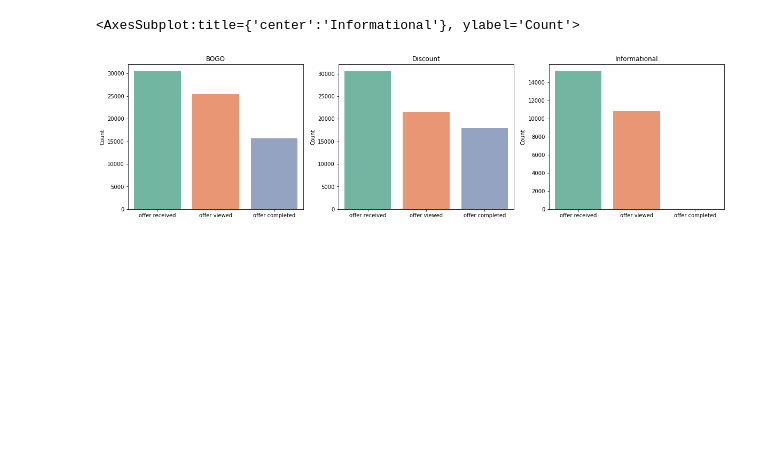
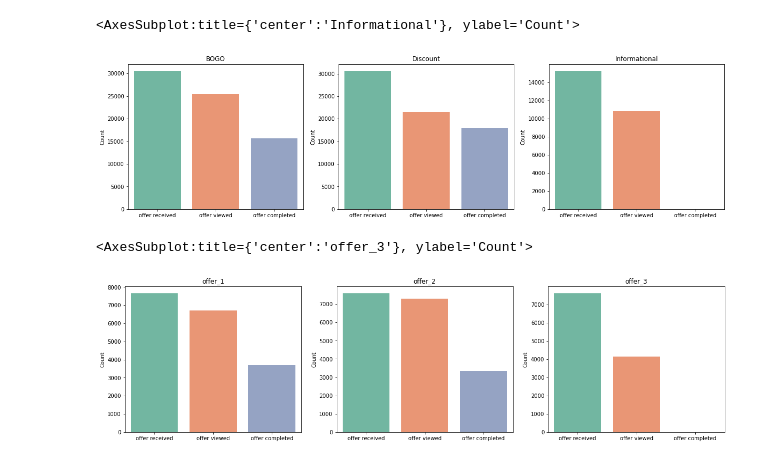
Before and after one commit to Arjunar92/Starbucks_Customer_Segmentation_Project, a Jupyter notebook: Starbucks_Capstone_Data_Exploration.ipynb, the cells around one changed output. Saved outputs shown, nothing was run; the diff lists cells and outputs as text; code cells hidden in the pictures; blank space fills up the shorter version.

```diff
--- a/Starbucks_Capstone_Data_Exploration.ipynb
+++ b/Starbucks_Capstone_Data_Exploration.ipynb
@@ -916,3 +930,34 @@ offer_conversion_rate(offers_type)
 # %% [output]
 <AxesSubplot:title={'center':'Informational'}, ylabel='Count'>
 [figure]
+# %%
+def offer_conversion_rate_1(offers_type):
+
+    df_graph = offers_type.groupby(['event', 'offer_name'])['customer_id'].count().reset_index()
+    df_graph['event'] = pd.Categorical(df_graph['event'], ["offer received", "offer viewed", "offer completed"])
+
+    df_graph.sort_values('event', inplace = True)
+    df_graph = df_graph.rename(columns = {'customer_id':'customer_count'})
+
+    df_graph.sort_values('event', inplace=True)
+
+    fig, axs = plt.subplots(ncols=3, figsize=(20, 5))
+
+    sns.set_palette(sns.color_palette('Set2'))
+
+    ax = sns.barplot(x = 'event', y='customer_count', data=df_graph.query('offer_name == "offer_1"'),ax=axs[0])
+    ax.set(xlabel='', ylabel='Count', title='offer_1')
+
+    ax = sns.barplot(x = 'event', y='customer_count', data=df_graph.query('offer_name == "offer_2"'),ax=axs[1])
+    ax.set(xlabel='', ylabel='Count', title='offer_2')
+
+    ax = sns.barplot(x = 'event', y='customer_count', data=df_graph.query('offer_name == "offer_3"'), ax=axs[2])
+    ax.set(xlabel='', ylabel='Count', title='offer_3')
+
+    return ax
+# %%
+a = offer_conversion_rate_1(offers_type)
+a
+# %% [output]
+<AxesSubplot:title={'center':'offer_3'}, ylabel='Count'>
+[figure, added]
```
Also changed, not shown: parts of 12 cells of this notebook.
